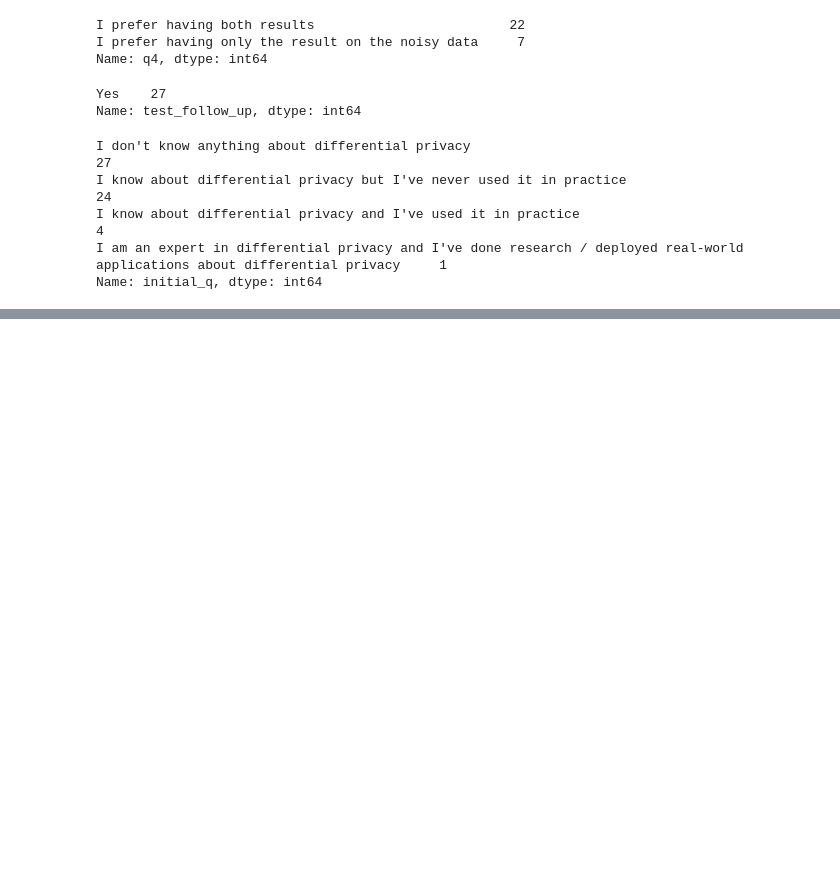
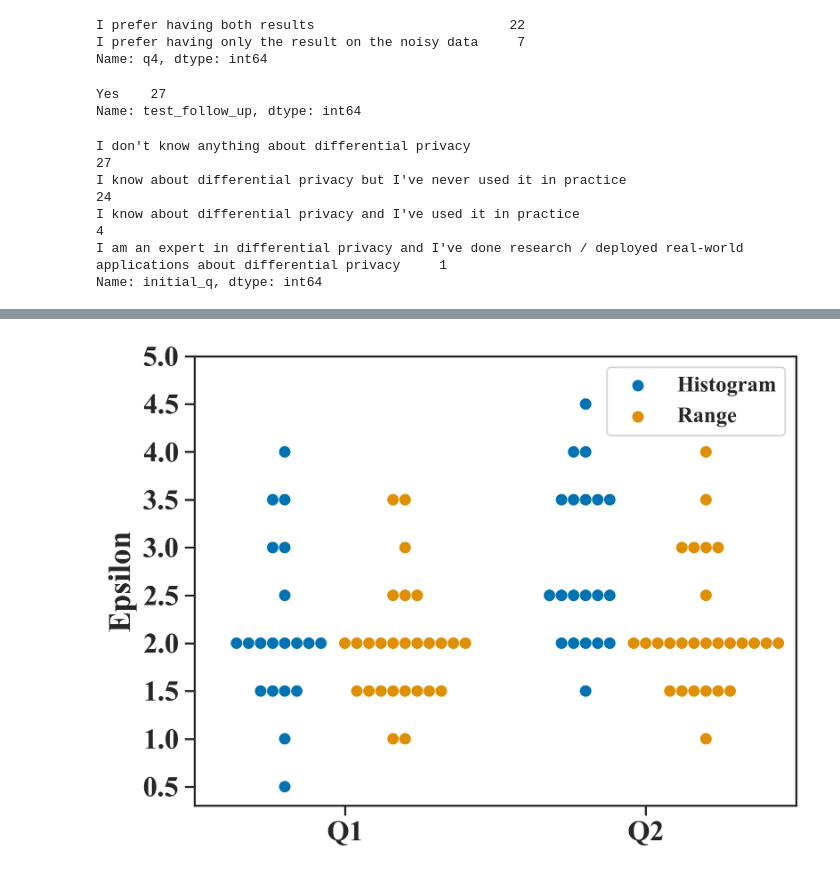
Before and after one commit to youny626/DP_test, a Jupyter notebook: user_study/plot.ipynb, the cells around one changed output, grey strips where cells are left out. Drawn from its saved outputs; the diff is of its cells as text; code cells hidden in the pictures; blank space fills up the shorter version.

```diff
--- a/user_study/plot.ipynb
+++ b/user_study/plot.ipynb
@@ -259,3 +269,7 @@ I know about differential privacy but I've never used it in practice
 I know about differential privacy and I've used it in practice                                                                  4
 I am an expert in differential privacy and I've done research / deployed real-world applications about differential privacy     1
 Name: initial_q, dtype: int64
+# %%
+df_old = pd.read_csv("DP_study_result_nov_17.csv")
+df_old.columns = ["control1", "control2", "test1", "test2", "q3", "q4", "duration", "test_follow_up", "initial_q"]
+df_old
@@ -261,0 +294,15 @@ Name: initial_q, dtype: int64
+# %%
+data = []
+histogram1 = df_old["test1"].dropna()
+histogram2 = df_old["test2"].dropna()
+range1 = df["test1"].dropna()
+range2 = df["test2"].dropna()
+
+for eps1, eps2 in zip(histogram1, histogram2):
+    data.append(["Histogram", eps1, eps2])
+
+for eps1, eps2 in zip(range1, range2):
+    data.append(["Range", eps1, eps2])
+
+df3 = pd.DataFrame(data=data, columns=["group", "Q1", "Q2"])
+df3
@@ -261,0 +327,3 @@ Name: initial_q, dtype: int64
+# %%
+df3 = df3.melt(id_vars="group", var_name="query", value_name="epsilon")
+df3
@@ -261,0 +344,12 @@ Name: initial_q, dtype: int64
+# %%
+g = sns.swarmplot(data=df3, x="query", y="epsilon", hue="group", dodge=True, size=7)
+_ = g.set(xlabel=None, ylabel="Epsilon")
+_ = g.set_yticks([i for i in np.arange(0.5, 5.1, 0.5)])
+plt.legend(fontsize='x-small', title_fontsize='x-small')
+g.legend_.set_title(None)
+plt.tight_layout()
+plt.savefig("figures/swarmplot_hist_range.pdf")
+plt.show()
+plt.close()
+# %% [output]
+[figure, added]
```
Also changed, not shown: parts of 7 cells of this notebook, 8 other files.
